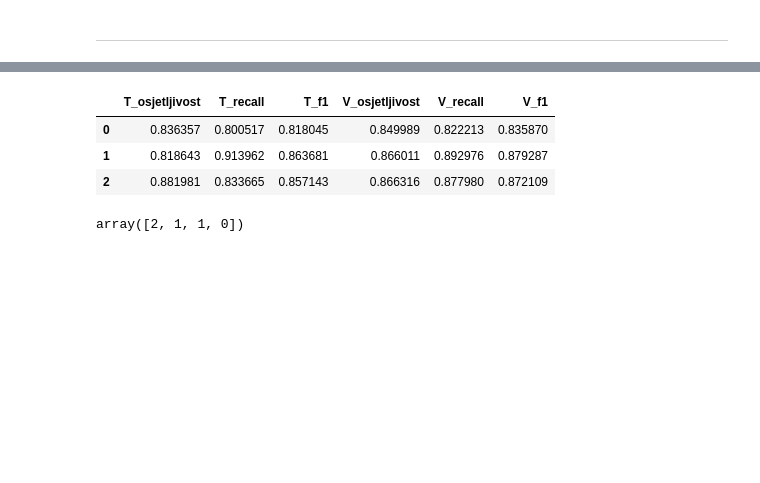
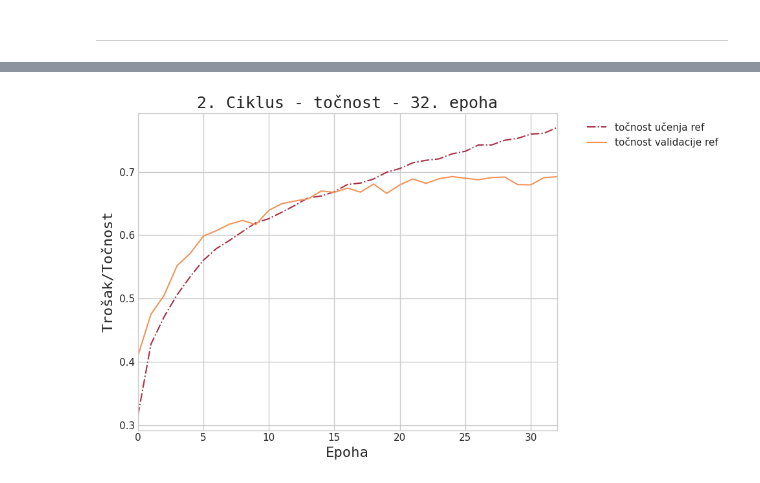
Before and after one commit to emadonev/morfologija_galaksija, a Jupyter notebook: galaxy_morph/nbs/results_graphs.ipynb, the cells around one changed output, grey strips where cells are left out. Saved outputs shown, nothing was run; the diff lists cells and outputs as text; code cells hidden in the pictures; blank space fills up the shorter version.

```diff
--- a/galaxy_morph/nbs/results_graphs.ipynb
+++ b/galaxy_morph/nbs/results_graphs.ipynb
@@ -90,29 +195,40 @@ RuntimeError: Failed to process string with tex because latex could not be found
+# %%
+plt.style.use('seaborn-v0_8-whitegrid')
+plt.figure(figsize=(10,6))
+
+#plt.plot(train_loss_run2[:33], color=b1, linestyle="dashdot", label="trošak učenja ref")
+#plt.plot(valid_loss_run2[:33], color=b3, label="trošak validacije ref")
+plt.plot(train_acc_run2[:33], color=or1, linestyle="dashdot", label="točnost učenja ref")
+plt.plot(valid_acc_run2[:33], color=or4, label="točnost validacije ref")
+# oznaka x-osi
+plt.xlim([0,32])
+plt.xlabel("Epoha",fontproperties=font, fontsize=16)
+# oznaka y-osi
+plt.ylabel("Trošak/Točnost",fontproperties=font, fontsize=16)
+# naslov grafa
+plt.title("2. Ciklus - točnost - 32. epoha",fontproperties=font, fontsize=18)
+# legenda
+plt.legend(bbox_to_anchor=(1.05, 1.0), loc='upper left')
+plt.tight_layout()
+plt.show()
+# %% [output]
+[figure, added]
 # %%
 per_class = pd.DataFrame()
 
-vprec_class = valid_prec_class[49]
-vrecall_class = valid_recall_class[49]
-vf1_class = valid_F1_class[49]
-tprec_class = train_prec_class[49]
-trecall_class = train_recall_class[49]
-tf1_class = train_F1_class[49]
+vprec_class = valid_prec_class_run1[32]
+vrecall_class = valid_recall_class_run1[32]
+vf1_class = valid_F1_class_run1[32]
+tprec_class = train_prec_class_run1[32]
+trecall_class = train_recall_class_run1[32]
+tf1_class = train_F1_class_run1[32]
 
-per_class['T_osjetljivost'] = vprec_class
-per_class['T_recall'] = vrecall_class
-per_class['T_f1'] = vf1_class
+per_class['Preciznost (U)'] = vprec_class
+per_class['Osjetljivost (U)'] = vrecall_class
+per_class['F1 mjera (U)'] = vf1_class
 
-per_class['V_osjetljivost'] = tprec_class
-per_class['V_recall'] = trecall_class
-per_class['V_f1'] = tf1_class
+per_class['Preciznost (V)'] = tprec_class
+per_class['Osjetjlivost (V)'] = trecall_class
+per_class['F1 mjera (V)'] = tf1_class
 
 per_class
-# %% [output]
-|  | T_osjetljivost | T_recall | T_f1 | V_osjetljivost | V_recall | V_f1 |
-| 0 | 0.836357 | 0.800517 | 0.818045 | 0.849989 | 0.822213 | 0.835870 |
-| 1 | 0.818643 | 0.913962 | 0.863681 | 0.866011 | 0.892976 | 0.879287 |
-| 2 | 0.881981 | 0.833665 | 0.857143 | 0.866316 | 0.877980 | 0.872109 |
-# %%
-predicted = np.argmax(valid_probs[0], axis=1)
-predicted[:4]
-# %% [output]
-array([2, 1, 1, 0])
```
Also changed, not shown: parts of 20 cells of this notebook, 2 other files.
